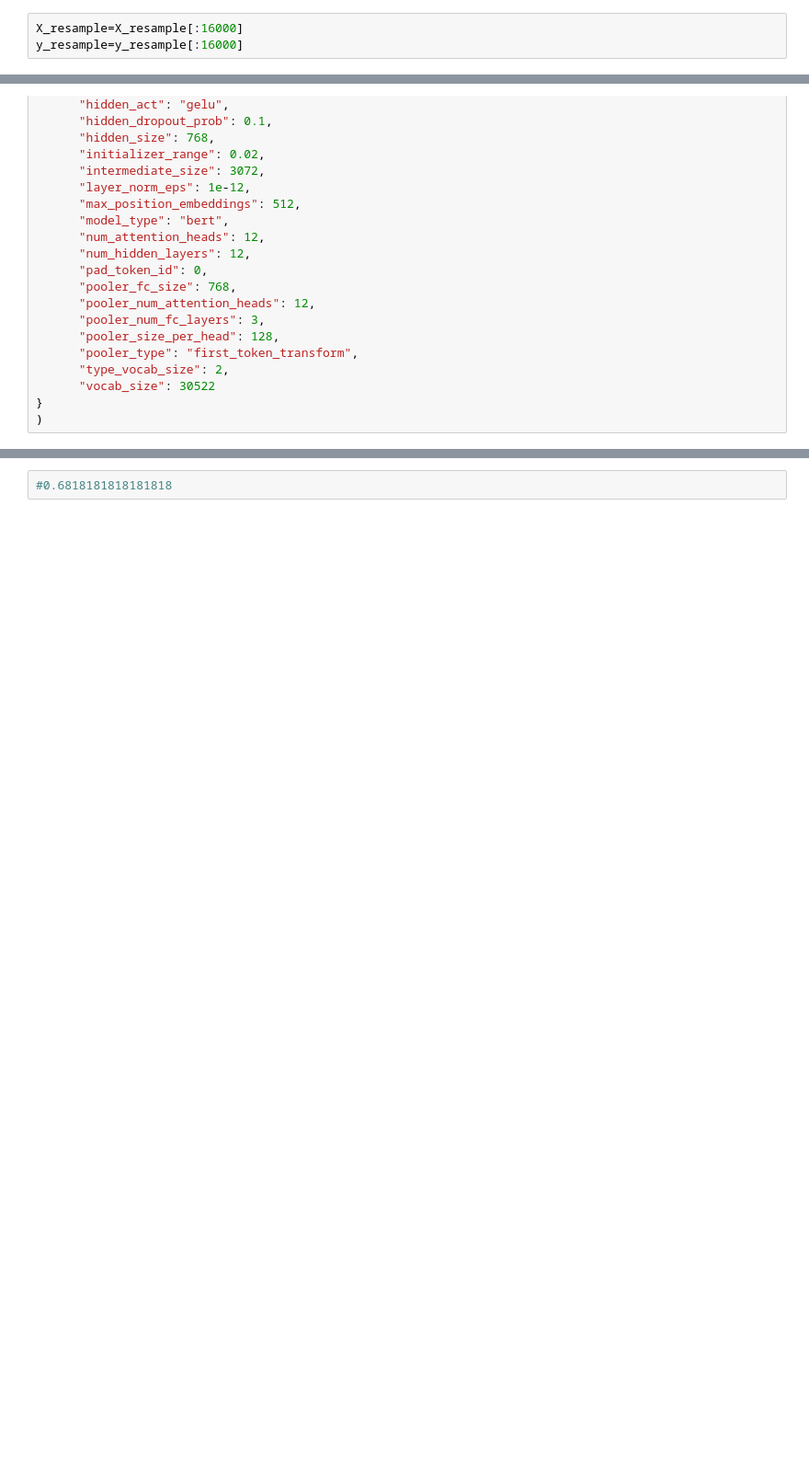
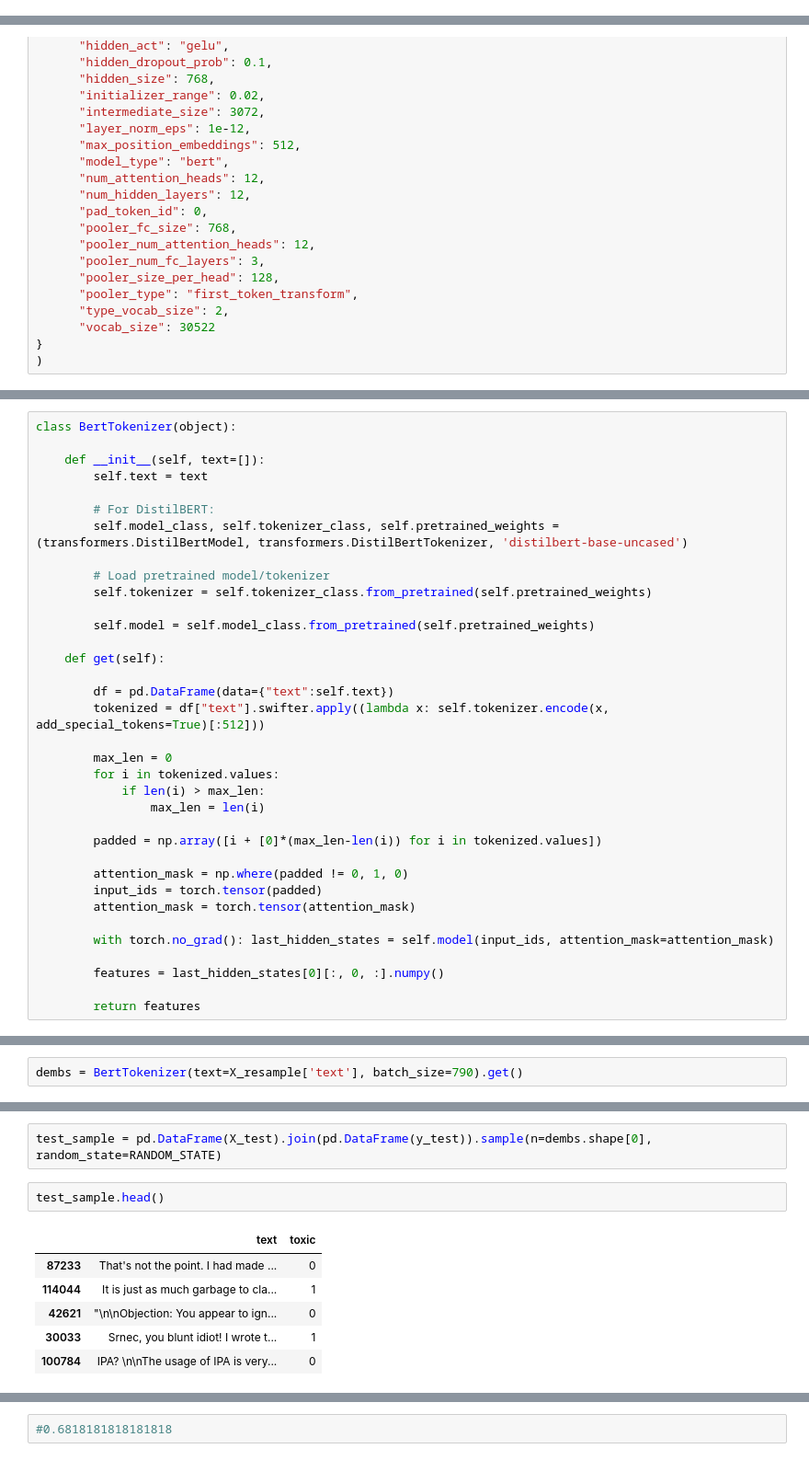
Before and after one commit to green-igor/wiki, a Jupyter notebook: wikiki.ipynb, the cells around one changed output, grey strips where cells are left out. Shown: that part at 92% size. Cells and saved outputs as stored; diff of their text form; blank space fills up the shorter version.

```diff
--- a/wikiki.ipynb
+++ b/wikiki.ipynb
@@ -690,3 +715,0 @@ Name: count, dtype: int64
-# %%
-X_resample=X_resample[:16000]
-y_resample=y_resample[:16000]
@@ -763,0 +819,35 @@ test_sample.apply(lambda x: len(tokenizer.encode(x,add_special_tokens=True))).de
+# %%
+class BertTokenizer(object):
+
+    def __init__(self, text=[]):
+        self.text = text
+
+        # For DistilBERT:
+        self.model_class, self.tokenizer_class, self.pretrained_weights = (transformers.DistilBertModel, transformers.DistilBertTokenizer, 'distilbert-base-uncased')
+
+        # Load pretrained model/tokenizer
+        self.tokenizer = self.tokenizer_class.from_pretrained(self.pretrained_weights)
+
+        self.model = self.model_class.from_pretrained(self.pretrained_weights)
+
+    def get(self):
+
+        df = pd.DataFrame(data={"text":self.text})
+        tokenized = df["text"].swifter.apply((lambda x: self.tokenizer.encode(x, add_special_tokens=True)[:512]))
+
+        max_len = 0
+        for i in tokenized.values:
+            if len(i) > max_len:
+                max_len = len(i)
+
+        padded = np.array([i + [0]*(max_len-len(i)) for i in tokenized.values])
+
+        attention_mask = np.where(padded != 0, 1, 0)
+        input_ids = torch.tensor(padded)
+        attention_mask = torch.tensor(attention_mask)
+
+        with torch.no_grad(): last_hidden_states = self.model(input_ids, attention_mask=attention_mask)
+
+        features = last_hidden_states[0][:, 0, :].numpy()
+
+        return features
@@ -763,0 +903,2 @@ test_sample.apply(lambda x: len(tokenizer.encode(x,add_special_tokens=True))).de
+# %%
+dembs = BertTokenizer(text=X_resample['text'], batch_size=790).get()
@@ -763,0 +928,11 @@ test_sample.apply(lambda x: len(tokenizer.encode(x,add_special_tokens=True))).de
+# %%
+test_sample = pd.DataFrame(X_test).join(pd.DataFrame(y_test)).sample(n=dembs.shape[0], random_state=RANDOM_STATE)
+# %%
+test_sample.head()
+# %% [output]
+|  | text | toxic |
+| 87233 | That's not the point. I had made ... | 0 |
+| 114044 | It is just as much garbage to cla... | 1 |
+| 42621 | "\n\nObjection: You appear to ign... | 0 |
+| 30033 | Srnec, you blunt idiot! I wrote t... | 1 |
+| 100784 | IPA? \n\nThe usage of IPA is very... | 0 |
```
Also changed, not shown: parts of 91 cells of this notebook.
